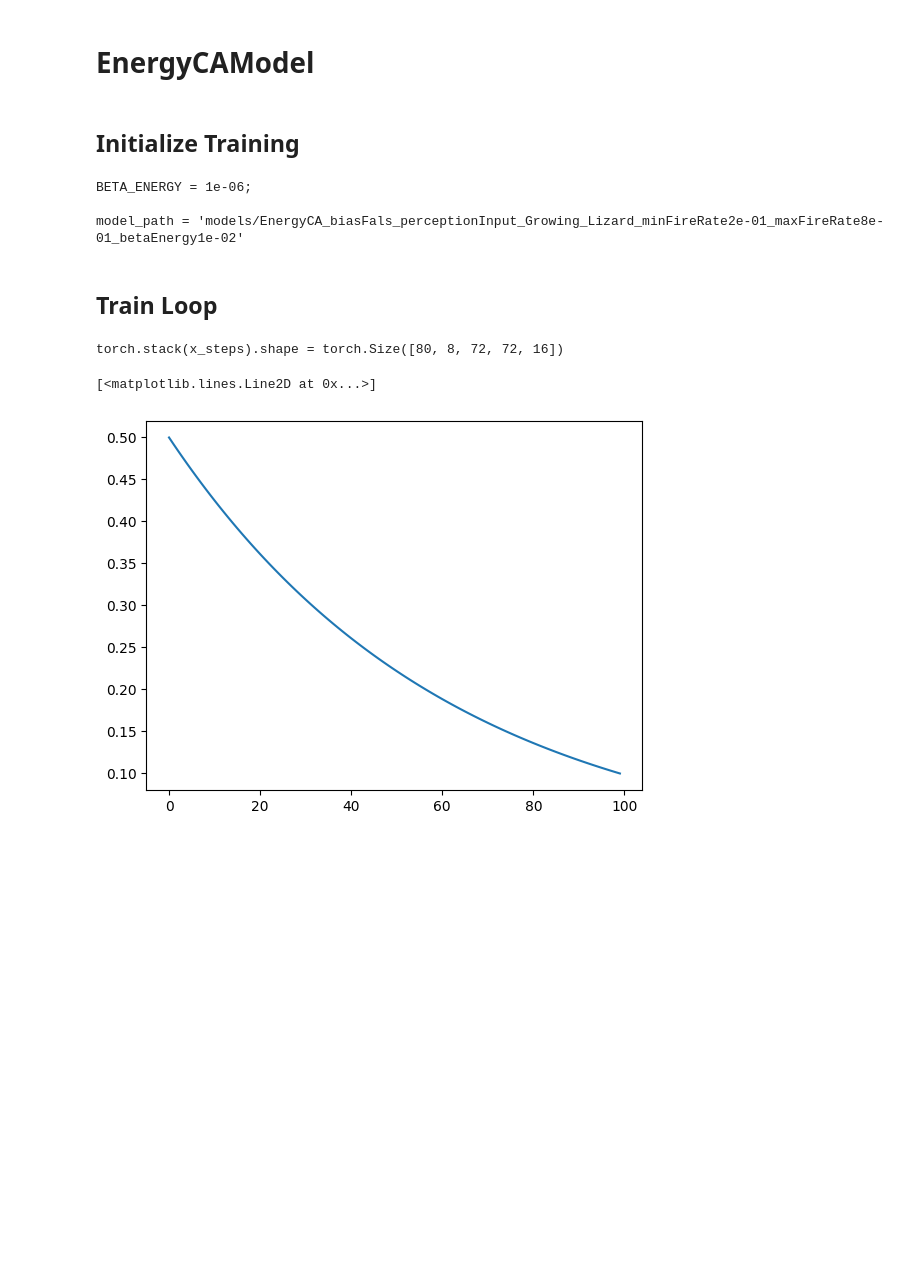
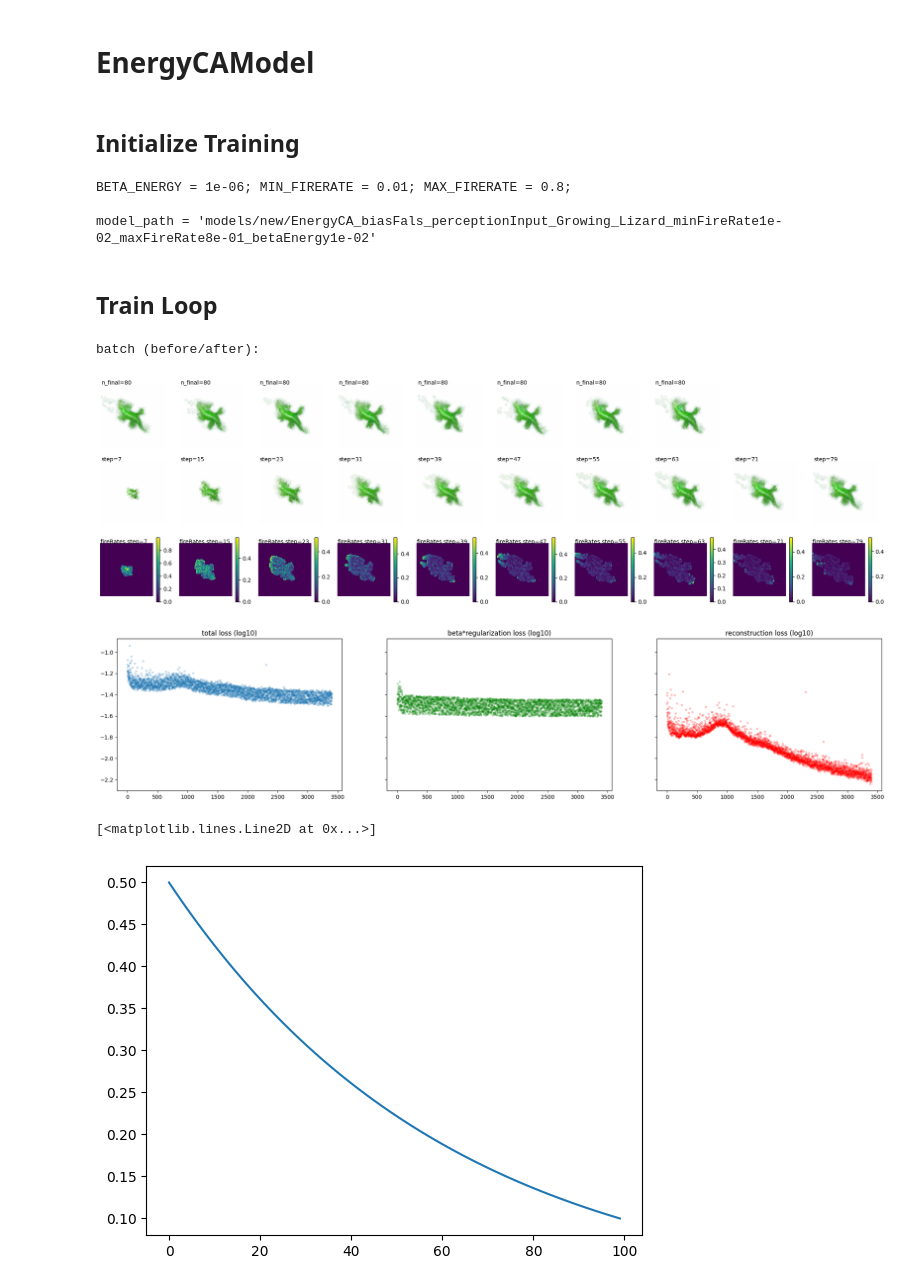
Before and after one commit to andrecharneca/Adaptive-Neural-Cellular-Automata, a Jupyter notebook: training.ipynb, the cells around one changed output. Drawn from its saved outputs; the diff is of its cells as text; code cells hidden in the pictures; blank space fills up the shorter version.

```diff
--- a/training.ipynb
+++ b/training.ipynb
@@ -76,7 +76,6 @@ Currently using  NVIDIA GeForce GTX 1080 Ti
 
   warnings.warn(old_gpu_warn % (d, name, major, minor, min_arch // 10, min_arch % 10))
 # %%
-
 torch.backends.cudnn.benchmark = True # Speeds up stuff
 torch.backends.cudnn.enabled = True
 
@@ -103,16 +102,16 @@ USE_PATTERN_POOL = [0, 1, 1][EXPERIMENT_N]
 DAMAGE_N = [0, 0, 3][EXPERIMENT_N]  # Number of patterns to damage in a batch
 
 
-## PonderNet Params ##
+## PonderNet and AdaptiveFireRateCA Params ##
 IMG_SIZE = 72       # final padded image side length
-LAMBDA_P = 5/6      # reasonable 1/expected_steps
+LAMBDA_P = 1/3      # reasonable 1/expected_steps (interpretation for PonderCA)
 
 MAX_STEPS = 100
 BETA = 0.01         # regularization param
 
 ## EnergyCA Params ##
 BETA_ENERGY = 1e-6
-MIN_FIRERATE = 0.2
+MIN_FIRERATE = 0.01
 MAX_FIRERATE = 0.8
 
 
@@ -145,13 +144,13 @@ optimizer = optim.Adam(ca.parameters(), lr=lr, betas=betas)
 scaler = torch.cuda.amp.GradScaler()
 
 ###model_path = cwd+f"models/AdaptFireRatePonder_{EXPERIMENT_TYPE}_{EMOJI_NAME}_lambdapinv{1/LAMBDA_P:.0f}_maxsteps{MAX_STEPS}_beta{BETA:.0e}"
-model_path = f"models/EnergyCA_biasFals_perceptionInput_{EXPERIMENT_TYPE}_{EMOJI_NAME}_minFireRate{MIN_FIRERATE:.0e}_maxFireRate{MAX_FIRERATE:.0e}_betaEnergy{BETA:.0e}"
-debug('BETA_ENERGY', same_line=True)
+model_path = f"models/new/EnergyCA_biasFals_perceptionInput_{EXPERIMENT_TYPE}_{EMOJI_NAME}_minFireRate{MIN_FIRERATE:.0e}_maxFireRate{MAX_FIRERATE:.0e}_betaEnergy{BETA:.0e}"
+debug('BETA_ENERGY', 'MIN_FIRERATE', 'MAX_FIRERATE', same_line=True)
 debug("model_path")
 # %% [output]
-BETA_ENERGY = 1e-06;
+BETA_ENERGY = 1e-06; MIN_FIRERATE = 0.01; MAX_FIRERATE = 0.8;
 
-model_path = 'models/EnergyCA_biasFals_perceptionInput_Growing_Lizard_minFireRate2e-01_maxFireRate8e-01_betaEnergy1e-02'
+model_path = 'models/new/EnergyCA_biasFals_perceptionInput_Growing_Lizard_minFireRate1e-02_maxFireRate8e-01_betaEnergy1e-02'
 # %% [markdown]
 ## Train Loop
 # %%
@@ -164,14 +163,14 @@ def train(x, target, steps, optimizer, scaler, scheduler=None):
 
     # create exponentially decreasing fireRates from MIN->MAX_FIRERATE
     exp_map = torch.from_numpy(np.exp(np.linspace(np.log(MAX_FIRERATE),np.log(MIN_FIRERATE), steps)))
-    min_fireRate_tensor = torch.einsum("i,ijkl -> ijkl", exp_map, torch.ones((steps,BATCH_SIZE,IMG_SIZE,IMG_SIZE))).to(device)
+    goal_fireRate_tensor = torch.einsum("i,ijkl -> ijkl", exp_map, torch.ones((steps,BATCH_SIZE,IMG_SIZE,IMG_SIZE))).to(device)
 
     # loss computation
     loss_rec_val = F.mse_loss(x_final, target)
-    loss_energy_val = BETA_ENERGY * torch.mean(torch.square(fireRates_steps[:,:,:,:,0]-min_fireRate_tensor).sum(dim=[0,2,3]))
+    loss_energy_val = BETA_ENERGY * torch.mean(torch.square(fireRates_steps[:,:,:,:,0]-goal_fireRate_tensor).sum(dim=[0,2,3]))
     loss = loss_rec_val + loss_energy_val
 
-    del min_fireRate_tensor###
+    del goal_fireRate_tensor###
 
     if 0:
           debug(
@@ -188,35 +187,37 @@ def train(x, target, steps, optimizer, scaler, scheduler=None):
     #scheduler.step()
 
     return x_steps, loss, loss_rec_val, loss_energy_val, fireRates_steps
 
 loss_log = []
 loss_energy_log = []
 loss_rec_log = []
 
 # Train loop
 for i in tqdm(range(n_epoch+1)):
     x0 = np.repeat(seed[None, ...], BATCH_SIZE, 0)
     x0 = torch.from_numpy(x0.astype(np.float32)).to(device)
 
     x_steps, loss, loss_rec_val, loss_energy_val, fireRates_steps = train(x0, pad_target, np.random.randint(64,96), optimizer, scaler)
 
     step_i = len(loss_log)
     loss_log.append(loss.item())
     loss_rec_log.append(loss_rec_val.item())
     loss_energy_log.append(loss_energy_val.item())
 
-    if step_i%100 == -1:###:
+    if step_i%100 == 0:
         clear_output()
         visualize_batch_energy(
             x0.detach().cpu().numpy(),
             x_steps.detach().cpu().numpy(),
             fireRates_steps.detach().cpu().numpy().astype(np.float32),
             progress_steps=10)
         plot_loss_reg_rec(loss_log, loss_energy_log, loss_rec_log)
     if step_i%1000 == 0 and step_i>0:
       torch.save(ca.state_dict(), model_path+f"_epoch{step_i}.pth")
 # %% [output]
-torch.stack(x_steps).shape = torch.Size([80, 8, 72, 72, 16])
+batch (before/after):
+[figure, added]
+[figure, added]
 # %%
 # what the fireRate of a cell should be, throughout time
 exp_map = torch.from_numpy(np.exp(np.linspace(np.log(0.5),np.log(0.1), 100)))
```
Also changed, not shown: parts of 16 cells of this notebook, 34 other files.
